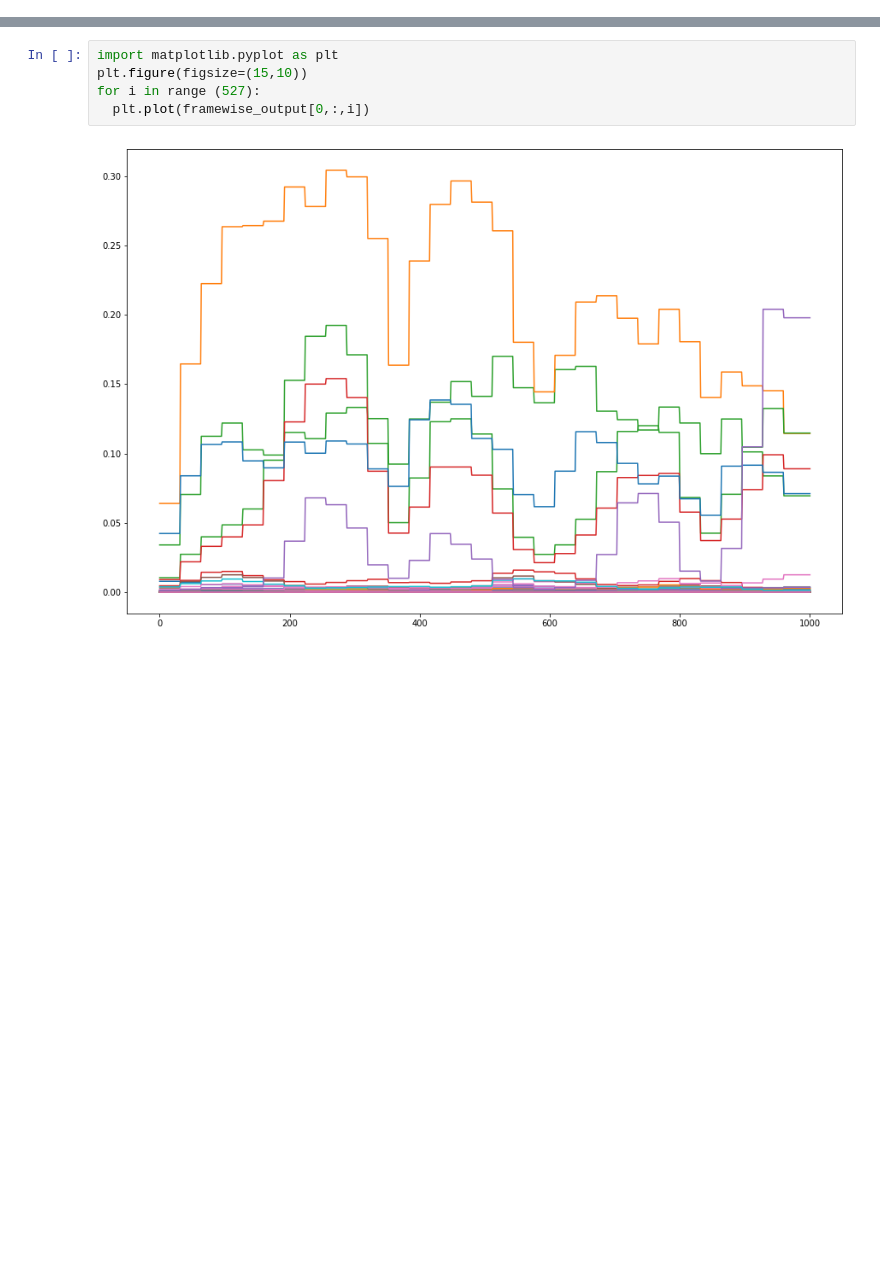
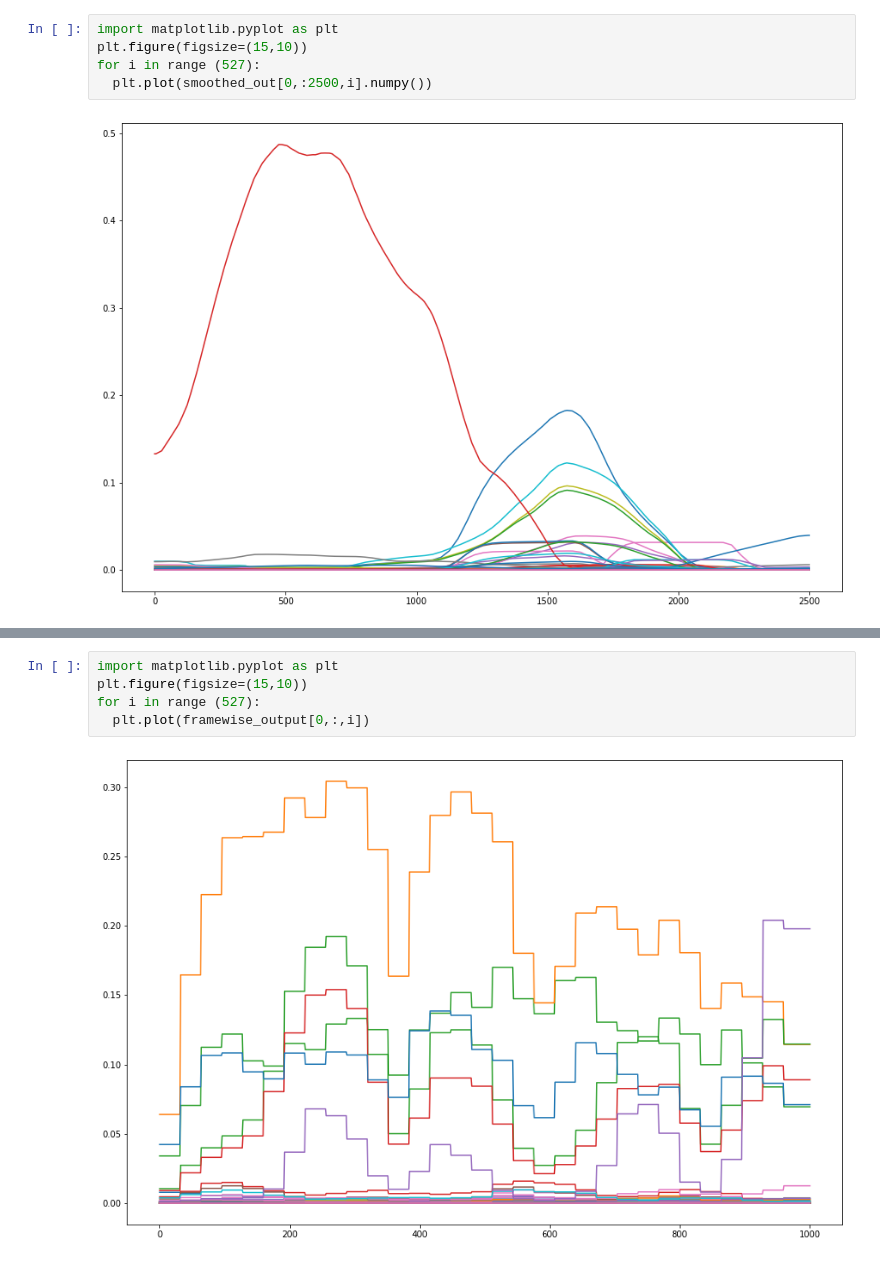
Before and after one commit to daewoung/nia-sound-event, a Jupyter notebook: sed.ipynb, the cells around one changed output, grey strips where cells are left out. Cells and saved outputs as stored; diff of their text form; blank space fills up the shorter version.

```diff
--- a/sed.ipynb
+++ b/sed.ipynb
@@ -47,0 +72,7 @@ framewise_output.shape
+# %%
+import matplotlib.pyplot as plt
+plt.figure(figsize=(15,10))
+for i in range (527):
+  plt.plot(smoothed_out[0,:2500,i].numpy())
+# %% [output]
+[figure, added]
```
Also changed, not shown: parts of 10 cells of this notebook, 3 other files.
